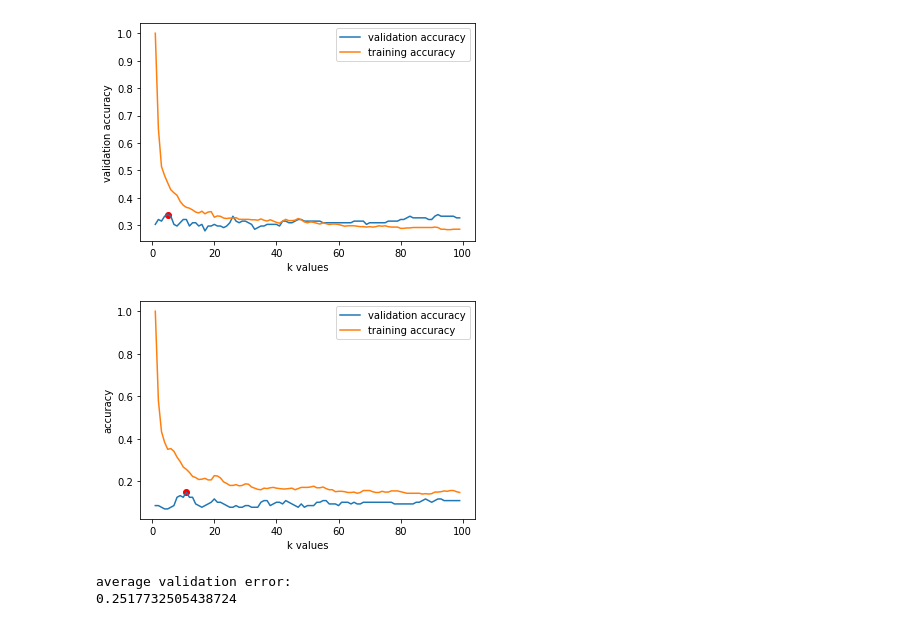
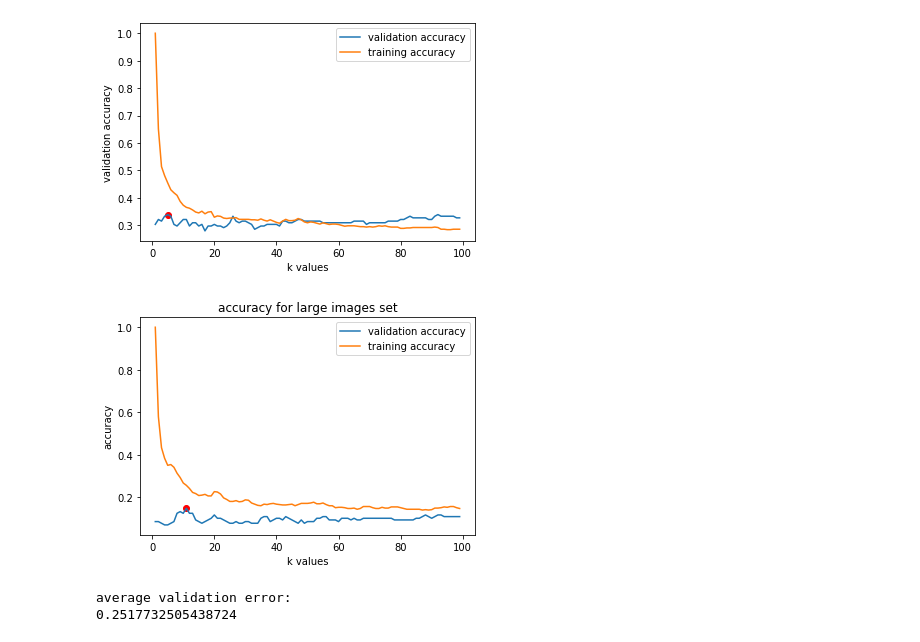
Before and after one commit to WesleyDeng1016/imageclassification, a Jupyter notebook: final_project/GradProject_NB3.ipynb, the cells around one changed output. Saved outputs shown, nothing was run; the diff lists cells and outputs as text; code cells hidden in the pictures.

```diff
--- a/final_project/GradProject_NB3.ipynb
+++ b/final_project/GradProject_NB3.ipynb
@@ -210,12 +223,13 @@ for n_neighbors in neighbors:
 # %%
 plt.plot(neighbors, vals_large, label='validation accuracy')
 plt.plot(neighbors, train_large, label='training accuracy')
 plt.scatter(neighbors[np.argmax(vals_large)], max(vals_large), color='r')
 plt.xlabel('k values')
 plt.legend()
-plt.ylabel('accuracy');
+plt.ylabel('accuracy')
+plt.title("accuracy for large images set");
 # %% [output]
-[figure, old version]
+[figure, new version]
 # %%
 print("average validation error:")
 print((max(vals_small)*len(X_tr_sknn)+max(vals_large)*len(X_tr_lknn))/len(X_train))
```
Also changed, not shown: parts of 29 cells of this notebook.
